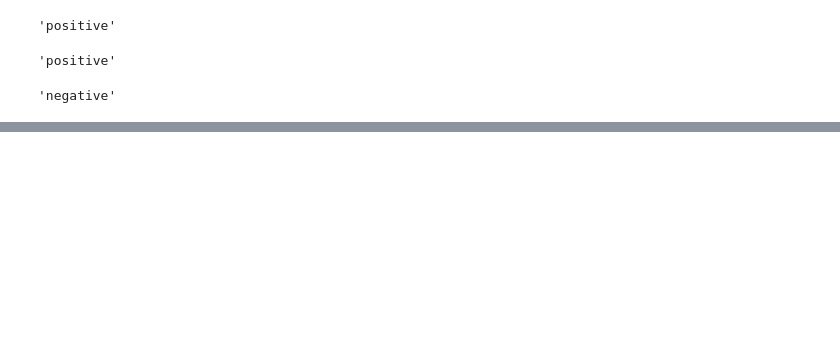
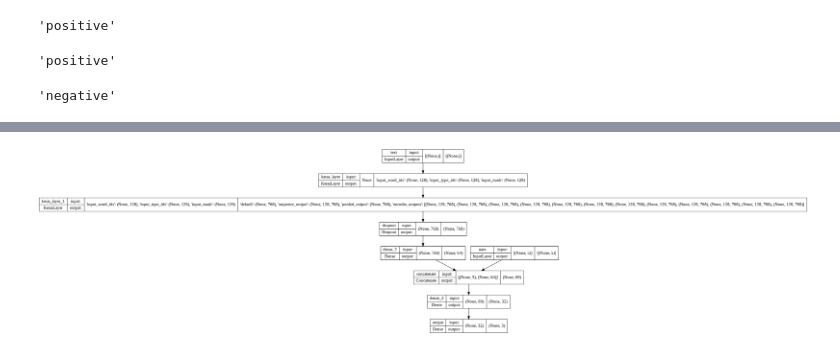
Before and after one commit to icezimmer/HLTproject, a Jupyter notebook: hlt_project.ipynb, the cells around one changed output, grey strips where cells are left out. Saved outputs shown, nothing was run; the diff lists cells and outputs as text; code cells hidden in the pictures; blank space fills up the shorter version.

```diff
--- a/hlt_project.ipynb
+++ b/hlt_project.ipynb
@@ -271,0 +483,18 @@ AttributeError: ignored
+# %%
+input_txt = layers.Input(shape=(), dtype=tf.string, name="text")
+preprocess_text = bert_preprocess(input_txt)
+bert_encoder.trainable=False                                    #Freezed the weights of BERT.
+encoded_text = bert_encoder(preprocess_text)
+
+input_stars = layers.Input(shape=(5),name="stars")
+
+#Neural nel layers
+l = layers.Dropout(0.1, name="dropout")(encoded_text["pooled_output"])
+l = layers.Dense(64,activation="relu")(l)
+l = layers.concatenate([input_stars, l])
+l = layers.Dense(32, activation="relu")(l)
+l = layers.Dense(3,activation='softmax', name="output")(l)
+
+#Generate the model
+model = tf.keras.Model(inputs=[input_txt,input_stars],outputs=[l])
+model.summary()
@@ -271,0 +519,5 @@ AttributeError: ignored
+# %%
+import tensorflow
+tensorflow.keras.utils.plot_model(model, "multi_input_model.png", show_shapes=True)
+# %% [output]
+[figure, added]
```
Also changed, not shown: parts of 162 cells of this notebook, 2 other files.
